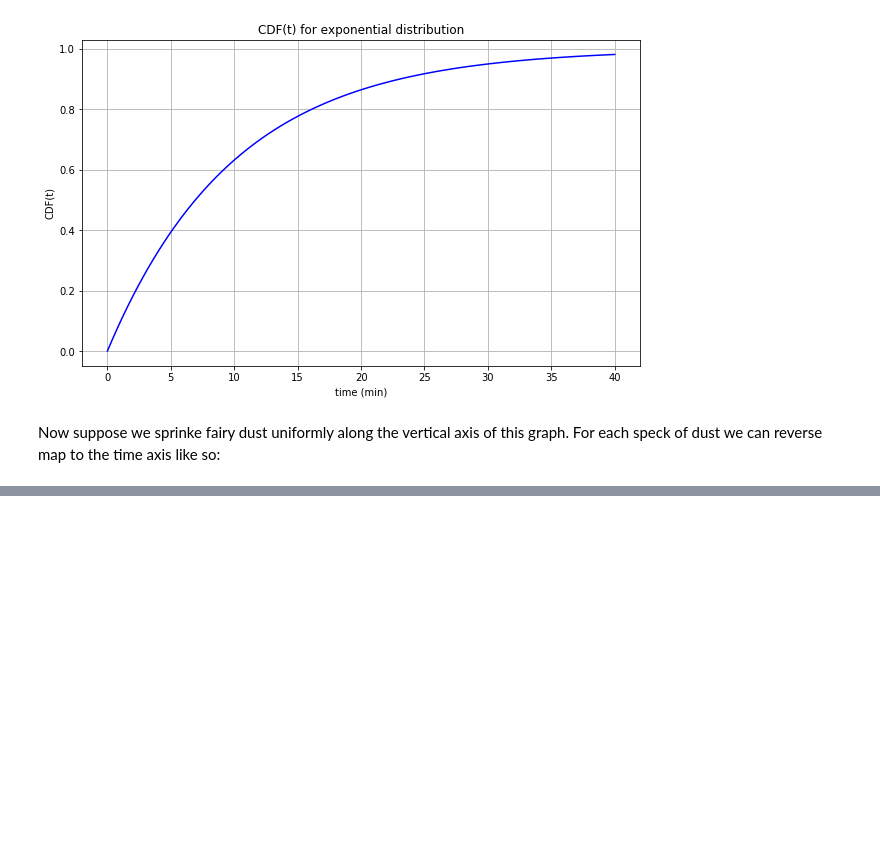
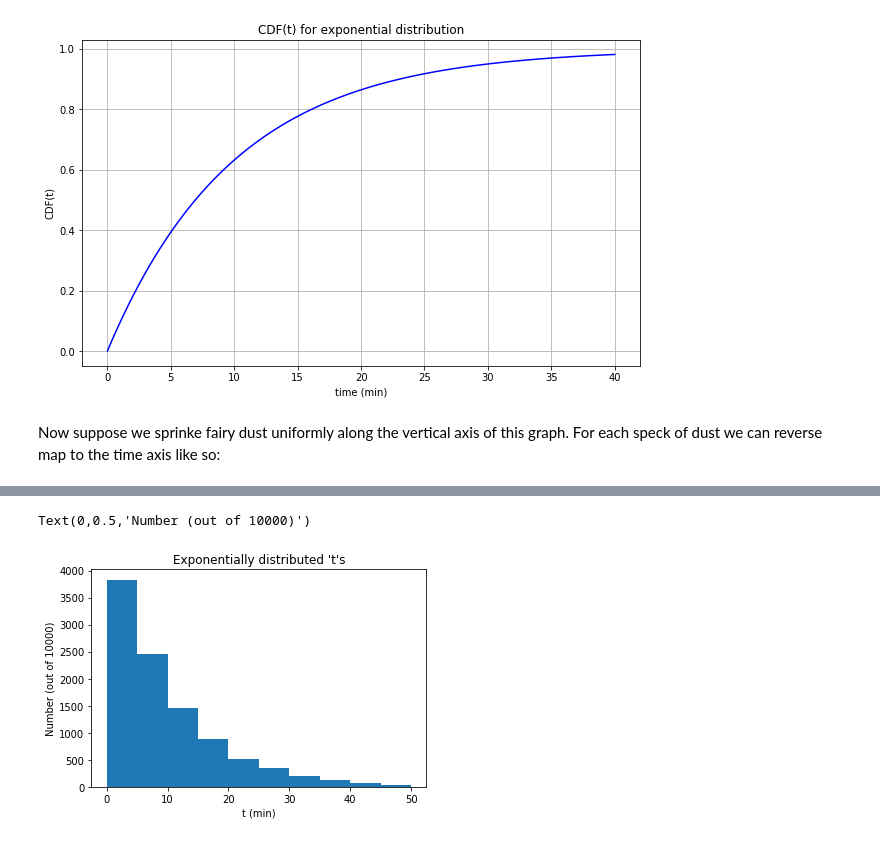
Before and after one commit to sspickle/instrumentation-projects, a Jupyter notebook: proj3/Stats3.ipynb, the cells around one changed output, grey strips where cells are left out. Cells and saved outputs as stored; diff of their text form; code cells hidden in the pictures; blank space fills up the shorter version.

```diff
--- a/proj3/Stats3.ipynb
+++ b/proj3/Stats3.ipynb
@@ -51,0 +113,14 @@ pl.grid()
+# %%
+
+N=10000 # how many random numbers to generate?
+
+r = np.random.rand(N)
+t = -Tau*np.log(1.0-r)
+
+pl.hist(t, bins=np.linspace(0,50,11))
+pl.title("Exponentially distributed 't's")
+pl.xlabel("t (min)")
+pl.ylabel("Number (out of %d)" % N)
+# %% [output]
+Text(0,0.5,'Number (out of 10000)')
+[figure, added]
```
Also changed, not shown: parts of 4 cells of this notebook, 1 other file.
